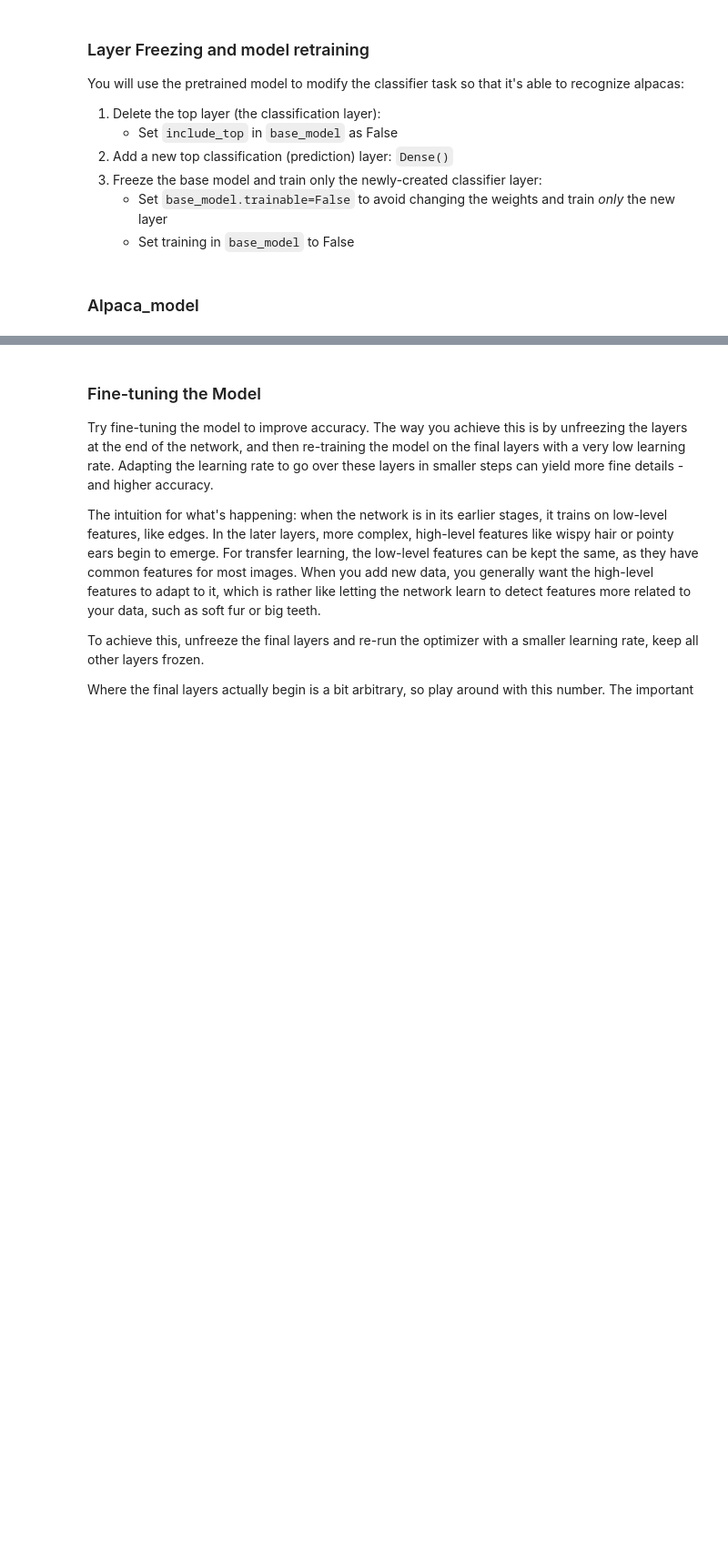
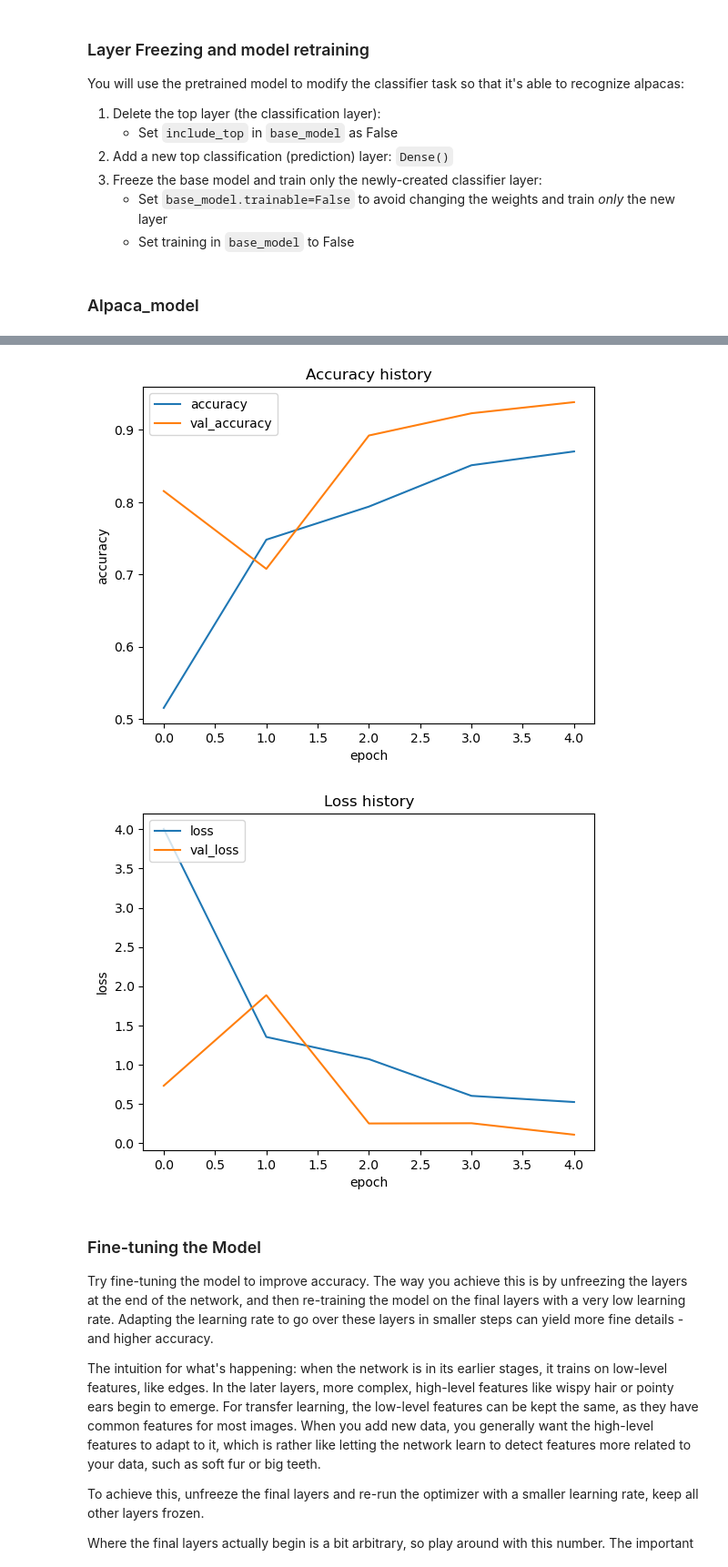
Before and after one commit to renanaferreira/CAA-repository, a Jupyter notebook: Lab7/MobileNet.ipynb, the cells around one changed output, grey strips where cells are left out. Shown at 91% size. Cells and saved outputs as stored; diff of their text form; code cells hidden in the pictures; blank space fills up the shorter version.

```diff
--- a/Lab7/MobileNet.ipynb
+++ b/Lab7/MobileNet.ipynb
@@ -260,7 +378,7 @@ def alpaca_model(image_shape=IMG_SIZE, data_augmentation=data_augmenter()):
     return model
 # %%
 # Create the new alpaca_model with data_augmentation
-model2 = ?
+model2 = alpaca_model(IMG_SIZE, data_augmenter())
 
 ## Get model summary, observe data augmentation layers
-?
+model2.summary()
@@ -278,4 +414,8 @@ model2.compile(optimizer=tf.keras.optimizers.Adam(learning_rate=base_learning_ra
 #Fit the model for 5 epochs
 initial_epochs = 5
 
-history = ?
+history = model2.fit(
+    train_dataset,
+    validation_data=validation_dataset,
+    epochs=initial_epochs
+)
@@ -290,3 +433,31 @@ val_loss = ?
+# %%
+# Plot training & validation accuracy and loss curves
+# print(history.history)
+
+acc = history.history["accuracy"]
+val_acc = history.history["val_accuracy"]
+
+plt.plot(acc)
+plt.plot(val_acc)
+plt.title("Accuracy history")
+plt.legend(["accuracy", "val_accuracy"], loc="upper left")
+plt.ylabel("accuracy")
+plt.xlabel("epoch")
+plt.show()
+
+loss = history.history["loss"]
+val_loss = history.history["val_loss"]
+
+plt.plot(loss)
+plt.plot(val_loss)
+plt.title("Loss history")
+plt.legend(["loss", "val_loss"], loc="upper left")
+plt.ylabel("loss")
+plt.xlabel("epoch")
+plt.show()
+# %% [output]
+[figure, added]
+[figure, added]
 # %% [markdown]
 ###  Fine-tuning the Model
 
```
Also changed, not shown: parts of 24 cells of this notebook.
